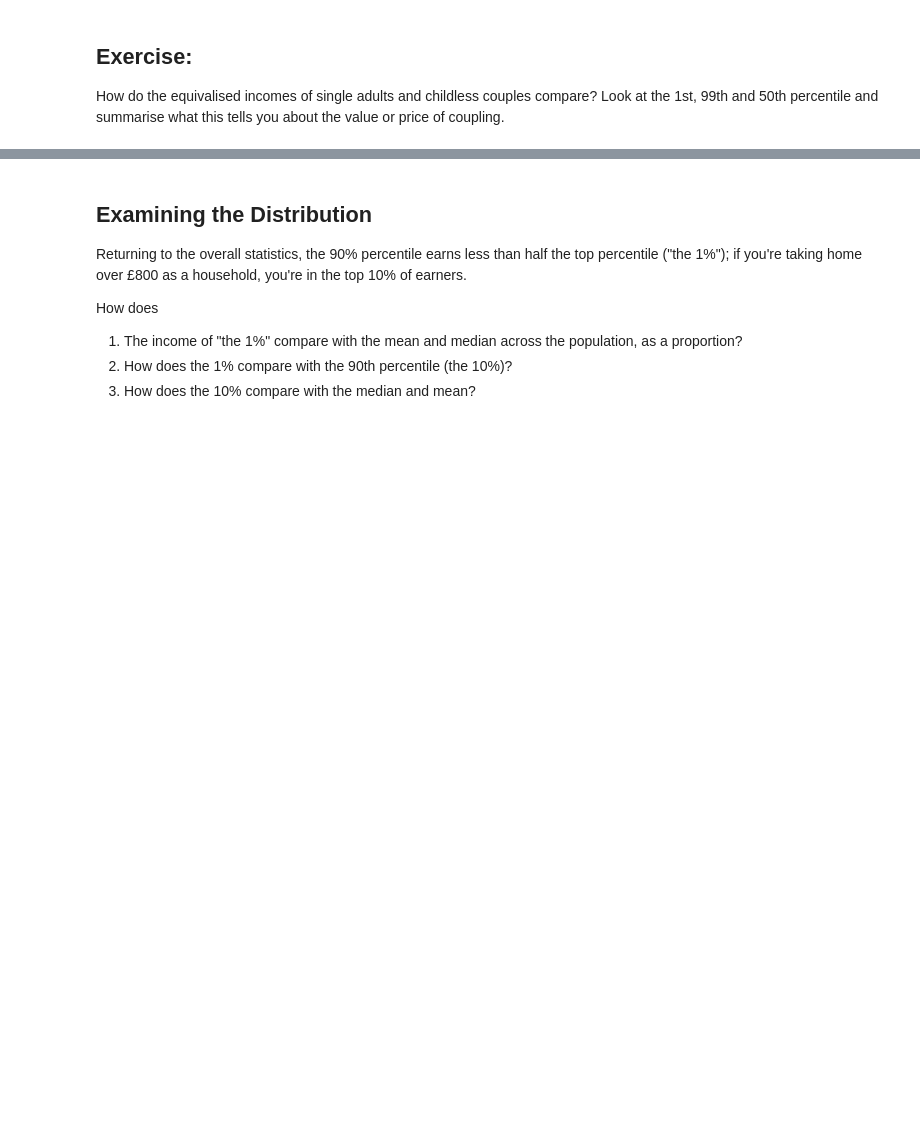
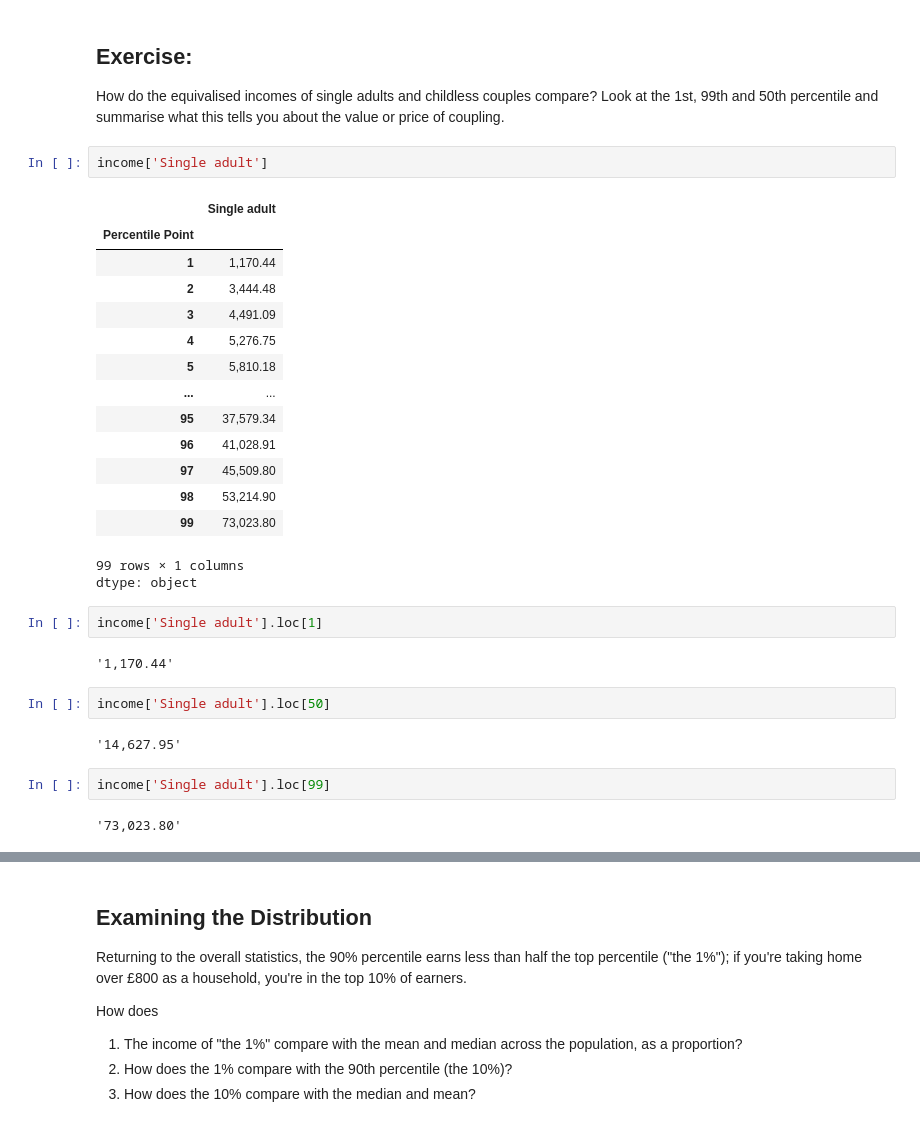
Before and after one commit to anastefan176/QM2, a Jupyter notebook: notebooks/W02. Pandas.ipynb, the cells around one changed output, grey strips where cells are left out. Cells and saved outputs as stored; diff of their text form; blank space fills up the shorter version.

```diff
--- a/notebooks/W02. Pandas.ipynb
+++ b/notebooks/W02. Pandas.ipynb
@@ -181,3 +181,33 @@ So, to recap, we can now access a particular **row** using *loc[index number]*,
 ## Exercise:
 
 How do the equivalised incomes of single adults and childless couples compare? Look at the 1st, 99th and 50th percentile and summarise what this tells you about the value or price of coupling.
+# %%
+income['Single adult']
+# %% [output]
+|  | Single adult |
+| Percentile Point |  |
+| 1 | 1,170.44 |
+| 2 | 3,444.48 |
+| 3 | 4,491.09 |
+| 4 | 5,276.75 |
+| 5 | 5,810.18 |
+| ... | ... |
+| 95 | 37,579.34 |
+| 96 | 41,028.91 |
+| 97 | 45,509.80 |
+| 98 | 53,214.90 |
+| 99 | 73,023.80 |
+99 rows × 1 columns
+dtype: object
+# %%
+income['Single adult'].loc[1]
+# %% [output]
+'1,170.44'
+# %%
+income['Single adult'].loc[50]
+# %% [output]
+'14,627.95'
+# %%
+income['Single adult'].loc[99]
+# %% [output]
+'73,023.80'
```
Also changed, not shown: parts of 25 cells of this notebook.
